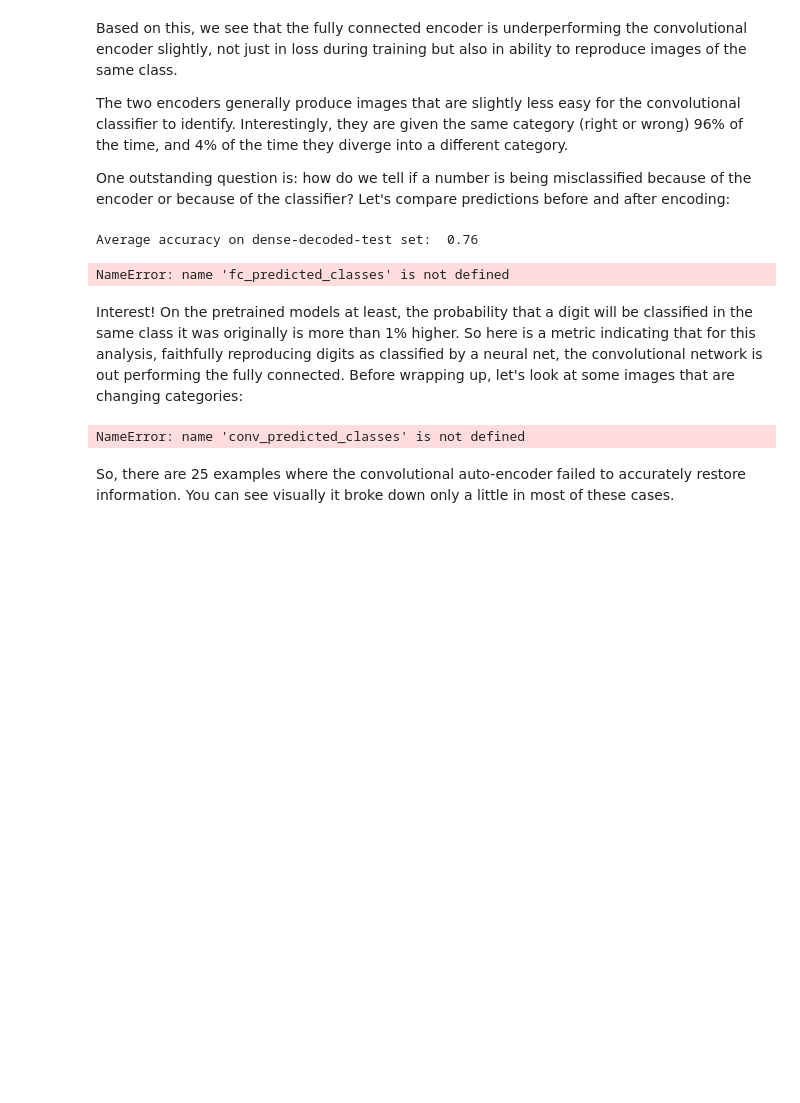
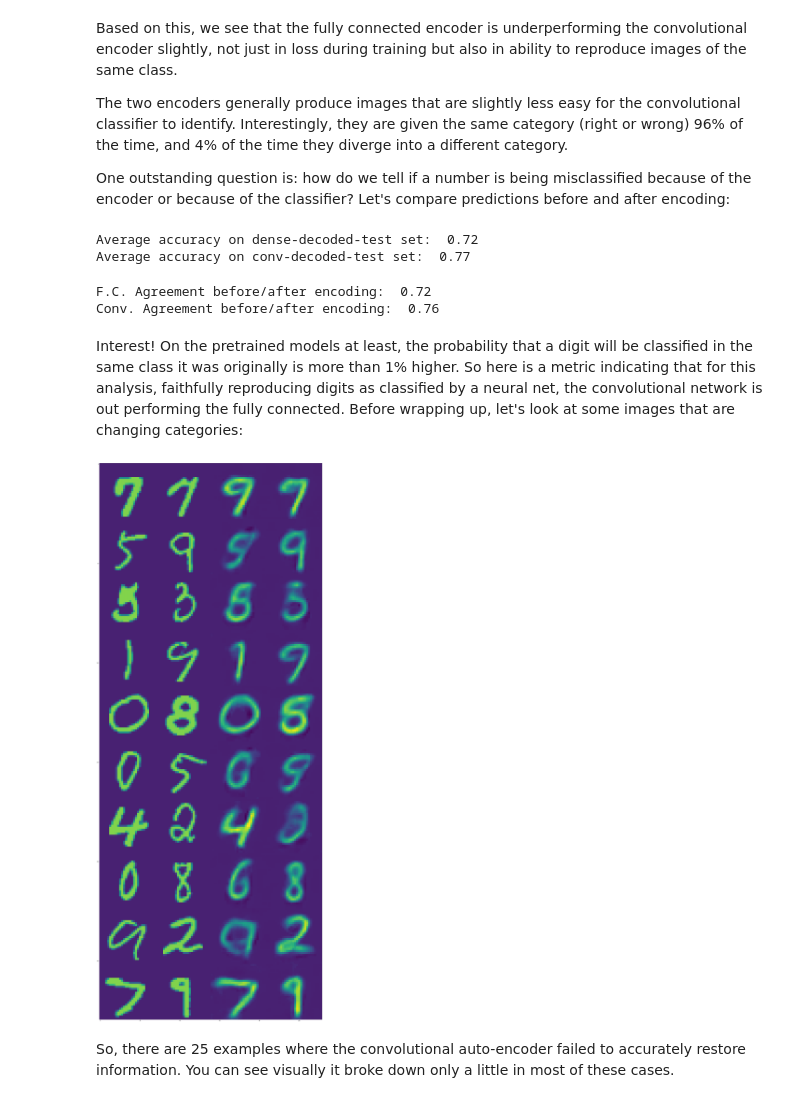
Before and after one commit to argonne-lcf/AI4ScienceTutorial, a Jupyter notebook: sess4_generative_models/Autoencoders.ipynb, the cells around one changed output. Saved outputs shown, nothing was run; the diff lists cells and outputs as text; code cells hidden in the pictures; blank space fills up the shorter version.

Commit message:
Updated auto encoder model

```diff
--- a/sess4_generative_models/Autoencoders.ipynb
+++ b/sess4_generative_models/Autoencoders.ipynb
@@ -1020,7 +1066,7 @@ KeyboardInterrupt:
 # %% [markdown]
 Ok, let's run this classifier on the test images:
 # %%
-predictions = classifier(test_images)
+predictions = numpy.argmax(classifier(test_images), axis=-1)
 # %% [markdown]
 We have the decoded versions of the validation sets for both the fully connected and convolutional networks.  Let's run our classifier on the original images, the decoded images, and compare the accuracies for both as well as the "recall" ability (as judged by our classifier) to produce the same digit after the encoder/decoder pass:
 # %%
@@ -1031,7 +1077,7 @@ Average accuracy on test set:  0.86
 Ok, let's encode and decode the test set and see how the accuracy changes:
 # %%
 dense_decoded_test_set = decoder(encoder(test_images))
-conv_decoded_test_set  = conv_decoder(conv_encoder(test_images))
+conv_decoded_test_set  = conv_decoder(conv_encoder(test_images)).numpy().astype(numpy.float64)
 # %%
-dense_decoded_predictions = classifier(dense_decoded_test_set)
-conv_decoded_predictions  = classifier(conv_decoded_test_set)
+dense_decoded_predictions = numpy.argmax(classifier(dense_decoded_test_set), axis=-1)
+conv_decoded_predictions  = numpy.argmax(classifier(conv_decoded_test_set), axis=-1)
@@ -1044,30 +1088,33 @@ The two encoders generally produce images that are slightly less easy for the co
 
 One outstanding question is: how do we tell if a number is being misclassified because of the encoder or because of the classifier?  Let's compare predictions before and after encoding:
 # %%
-print("Average accuracy on dense-decoded-test set: ", numpy.mean(test_labels == numpy.argmax(dense_decoded_predictions,axis=-1)))
+print("Average accuracy on dense-decoded-test set: ", numpy.mean(test_labels == dense_decoded_predictions))
+print("Average accuracy on conv-decoded-test set: ", numpy.mean(test_labels == conv_decoded_predictions))
 # %% [output]
-Average accuracy on dense-decoded-test set:  0.76
+Average accuracy on dense-decoded-test set:  0.72
+Average accuracy on conv-decoded-test set:  0.77
 # %%
-print("F.C. Agreement before/after encoding: ", numpy.mean(fc_predicted_classes == original_predicted_classes) )
-print("Conv. Agreement before/after encoding: ", numpy.mean(conv_predicted_classes == original_predicted_classes) )
+print("F.C. Agreement before/after encoding: ", numpy.mean(dense_decoded_predictions == predictions) )
+print("Conv. Agreement before/after encoding: ", numpy.mean(conv_decoded_predictions == predictions) )
 # %% [output]
-NameError: name 'fc_predicted_classes' is not defined
+F.C. Agreement before/after encoding:  0.72
+Conv. Agreement before/after encoding:  0.76
 # %% [markdown]
 Interest! On the pretrained models at least, the probability that a digit will be classified in the same class it was originally is more than 1% higher.  So here is a metric indicating that for this analysis, faithfully reproducing digits as classified by a neural net, the convolutional network is out performing the fully connected.   Before wrapping up, let's look at some images that are changing categories:
 # %%
-conv_changed_images = conv_predicted_classes != original_predicted_classes
-pre_images = x_test[conv_changed_images]
+conv_changed_images = conv_decoded_predictions != predictions
+pre_images = test_images[conv_changed_images]
 
 temp = conv_decoded.numpy()
 post_images = temp[conv_changed_images]
-
+N_IMAGES=10
 fig = plt.figure(figsize=(250,100))
-image = numpy.zeros((25*28, 2*28))
-image[:,0:28] = pre_images[0:25].reshape(25*28, 28)
-image[:,28:] = post_images[0:25].reshape(25*28, 28)
+image = numpy.zeros((N_IMAGES*28, 2*2*28))
+image[:,0:2*28] = pre_images[0:N_IMAGES].reshape(N_IMAGES*28, 2*28)
+image[:,2*28:] = post_images[0:N_IMAGES].reshape(N_IMAGES*28, 2*28)
 plt.imshow(image)
 plt.show()
 # %% [output]
-NameError: name 'conv_predicted_classes' is not defined
+[figure, added]
 # %% [markdown]
 So, there are 25 examples where the convolutional auto-encoder failed to accurately restore information.  You can see visually it broke down only a little in most of these cases.
```
Also changed, not shown: parts of 21 cells of this notebook.
